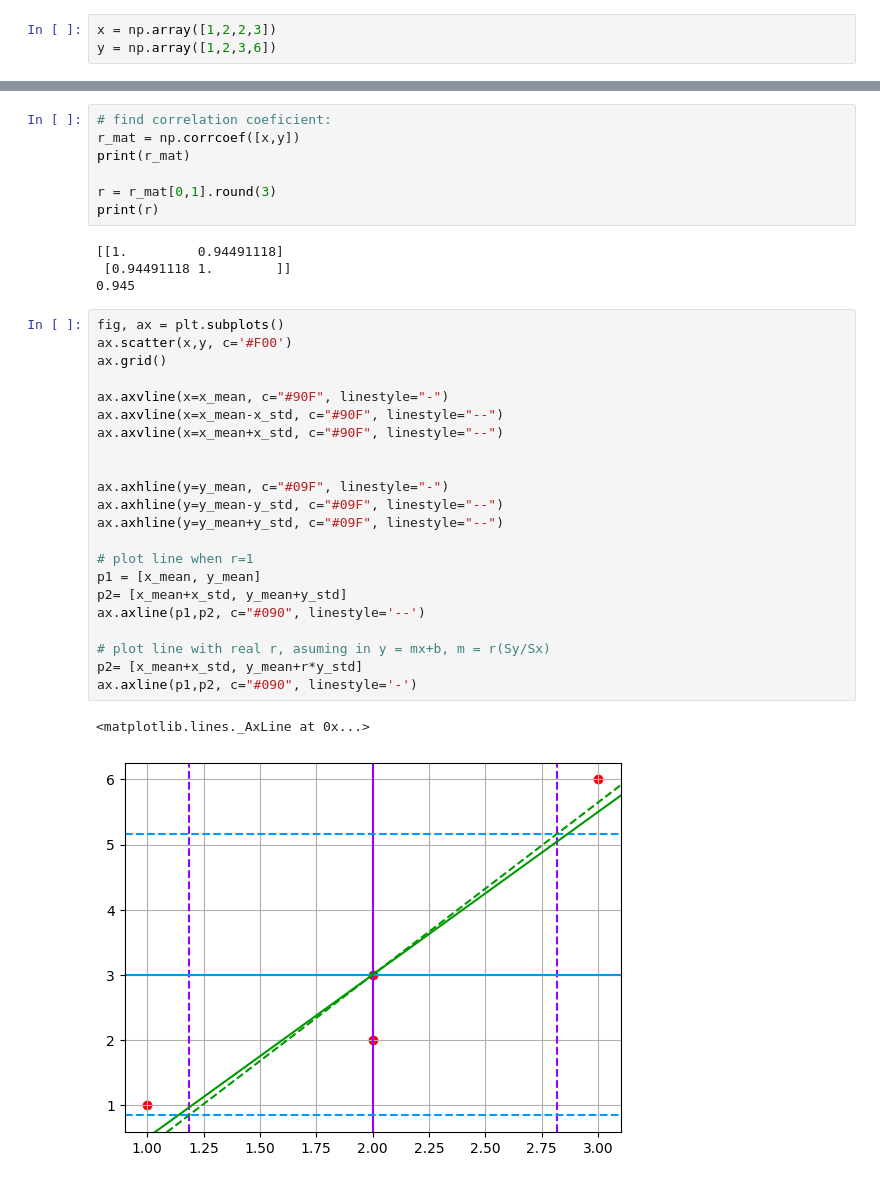
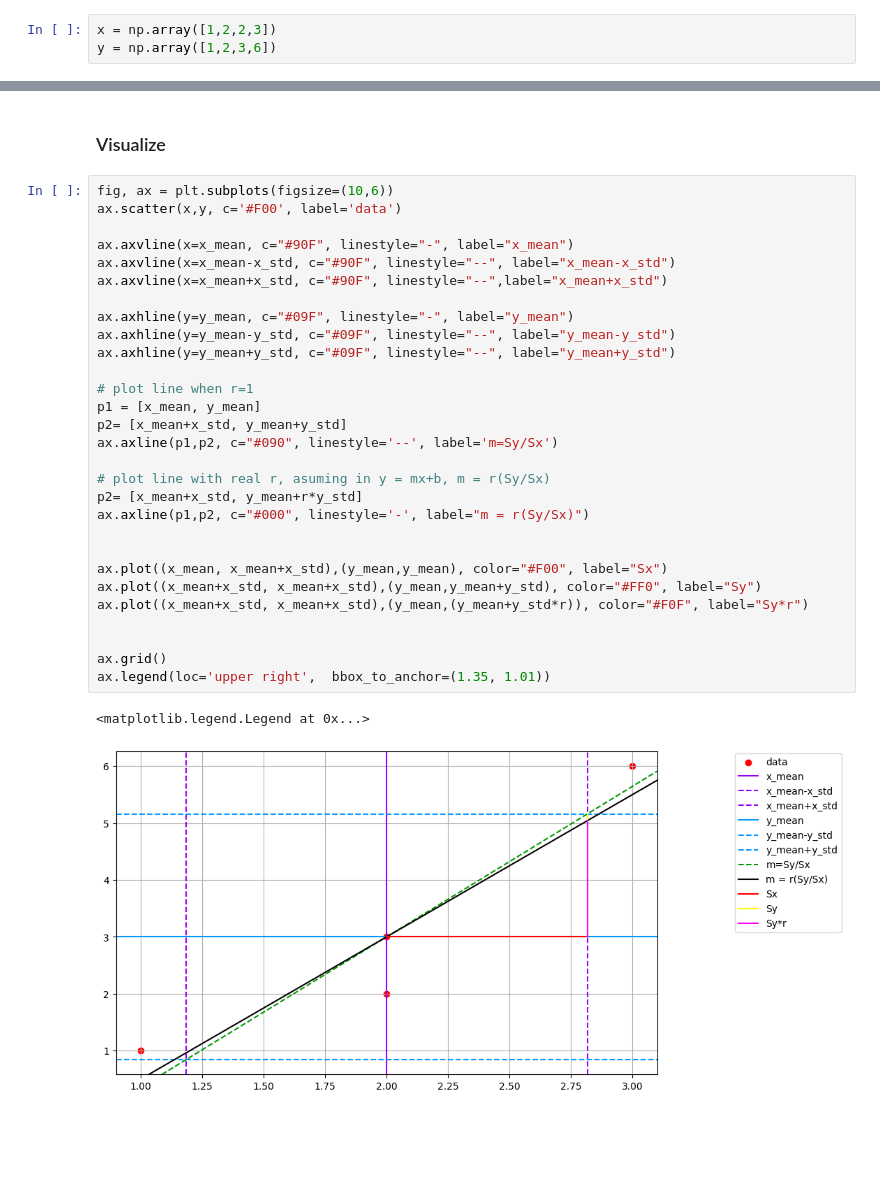
Before and after one commit to ProgressBG-Python-Course/JupyterNotebooksExamples, a Jupyter notebook: Notebooks/supervised_learning_algorihtms/linear_models_for_classification_and_regression/StatisticConceptsPrerequisities.ipynb, the cells around one changed output, grey strips where cells are left out. Saved outputs shown, nothing was run; the diff lists cells and outputs as text; blank space fills up the shorter version.

```diff
--- a/Notebooks/supervised_learning_algorihtms/linear_models_for_classification_and_regression/StatisticConceptsPrerequisities.ipynb
+++ b/Notebooks/supervised_learning_algorihtms/linear_models_for_classification_and_regression/StatisticConceptsPrerequisities.ipynb
@@ -200,36 +213,34 @@ print(y_std)
-# %%
-# find correlation coeficient:
-r_mat = np.corrcoef([x,y])
-print(r_mat)
-
-r = r_mat[0,1].round(3)
-print(r)
-# %% [output]
-[[1.         0.94491118]
- [0.94491118 1.        ]]
-0.945
+# %% [markdown]
+### Visualize
 # %%
-fig, ax = plt.subplots()
-ax.scatter(x,y, c='#F00')
-ax.grid()
+fig, ax = plt.subplots(figsize=(10,6))
+ax.scatter(x,y, c='#F00', label='data')
 
-ax.axvline(x=x_mean, c="#90F", linestyle="-")
-ax.axvline(x=x_mean-x_std, c="#90F", linestyle="--")
-ax.axvline(x=x_mean+x_std, c="#90F", linestyle="--")
+ax.axvline(x=x_mean, c="#90F", linestyle="-", label="x_mean")
+ax.axvline(x=x_mean-x_std, c="#90F", linestyle="--", label="x_mean-x_std")
+ax.axvline(x=x_mean+x_std, c="#90F", linestyle="--",label="x_mean+x_std")
 
-
-ax.axhline(y=y_mean, c="#09F", linestyle="-")
-ax.axhline(y=y_mean-y_std, c="#09F", linestyle="--")
-ax.axhline(y=y_mean+y_std, c="#09F", linestyle="--")
+ax.axhline(y=y_mean, c="#09F", linestyle="-", label="y_mean")
+ax.axhline(y=y_mean-y_std, c="#09F", linestyle="--", label="y_mean-y_std")
+ax.axhline(y=y_mean+y_std, c="#09F", linestyle="--", label="y_mean+y_std")
 
 # plot line when r=1
 p1 = [x_mean, y_mean]
 p2= [x_mean+x_std, y_mean+y_std]
-ax.axline(p1,p2, c="#090", linestyle='--')
+ax.axline(p1,p2, c="#090", linestyle='--', label='m=Sy/Sx')
 
 # plot line with real r, asuming in y = mx+b, m = r(Sy/Sx)
 p2= [x_mean+x_std, y_mean+r*y_std]
-ax.axline(p1,p2, c="#090", linestyle='-')
+ax.axline(p1,p2, c="#000", linestyle='-', label="m = r(Sy/Sx)")
+
+
+ax.plot((x_mean, x_mean+x_std),(y_mean,y_mean), color="#F00", label="Sx")
+ax.plot((x_mean+x_std, x_mean+x_std),(y_mean,y_mean+y_std), color="#FF0", label="Sy")
+ax.plot((x_mean+x_std, x_mean+x_std),(y_mean,(y_mean+y_std*r)), color="#F0F", label="Sy*r")
+
+
+ax.grid()
+ax.legend(loc='upper right',  bbox_to_anchor=(1.35, 1.01))
 # %% [output]
-<matplotlib.lines._AxLine at 0x...>
+<matplotlib.legend.Legend at 0x...>
-[figure, old version]
+[figure, new version]
```
Also changed, not shown: parts of 5 cells of this notebook, 1 other file.
